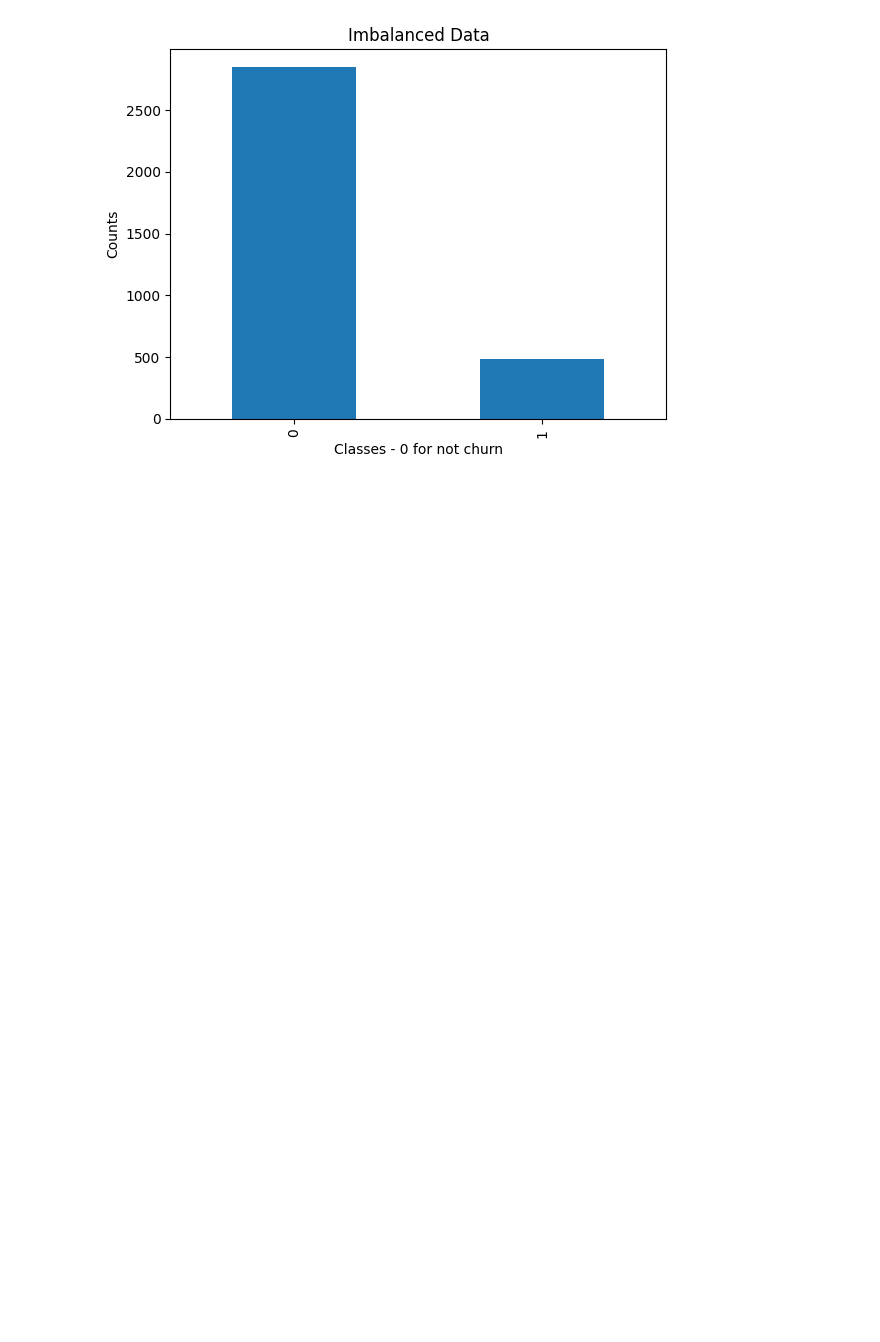
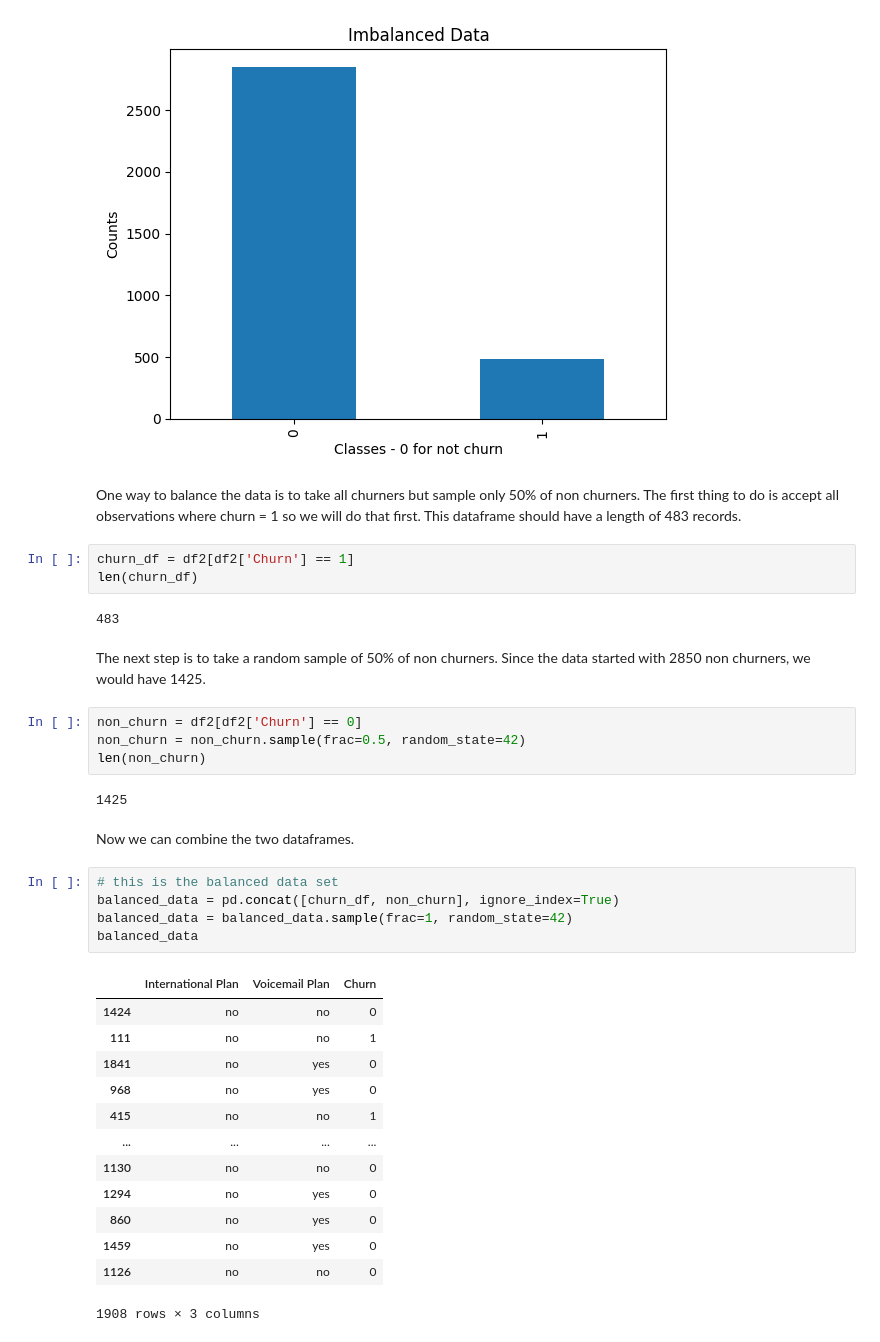
Before and after one commit to ryslipe/naive_bayes_classifier, a Jupyter notebook: notebooks/01_load_and_validate_raw_data.ipynb, the cells around one changed output. Drawn from its saved outputs; the diff is of its cells as text; blank space fills up the shorter version.

```diff
--- a/notebooks/01_load_and_validate_raw_data.ipynb
+++ b/notebooks/01_load_and_validate_raw_data.ipynb
@@ -371,3 +389,39 @@ plt.xlabel('Classes - 0 for not churn')
 plt.show()
 # %% [output]
 [figure]
+# %% [markdown]
+One way to balance the data is to take all churners but sample only 50% of non churners. The first thing to do is accept all observations where churn = 1 so we will do that first. This dataframe should have a length of 483 records.
+# %%
+churn_df = df2[df2['Churn'] == 1]
+len(churn_df)
+# %% [output]
+483
+# %% [markdown]
+The next step is to take a random sample of 50% of non churners. Since the data started with 2850 non churners, we would have 1425.
+# %%
+non_churn = df2[df2['Churn'] == 0]
+non_churn = non_churn.sample(frac=0.5, random_state=42)
+len(non_churn)
+# %% [output]
+1425
+# %% [markdown]
+Now we can combine the two dataframes.
+# %%
+# this is the balanced data set
+balanced_data = pd.concat([churn_df, non_churn], ignore_index=True)
+balanced_data = balanced_data.sample(frac=1, random_state=42)
+balanced_data
+# %% [output]
+|  | International Plan | Voicemail Plan | Churn |
+| 1424 | no | no | 0 |
+| 111 | no | no | 1 |
+| 1841 | no | yes | 0 |
+| 968 | no | yes | 0 |
+| 415 | no | no | 1 |
+| ... | ... | ... | ... |
+| 1130 | no | no | 0 |
+| 1294 | no | yes | 0 |
+| 860 | no | yes | 0 |
+| 1459 | no | yes | 0 |
+| 1126 | no | no | 0 |
+1908 rows × 3 columns
```
Also changed, not shown: parts of 48 cells of this notebook, 2 other files.
